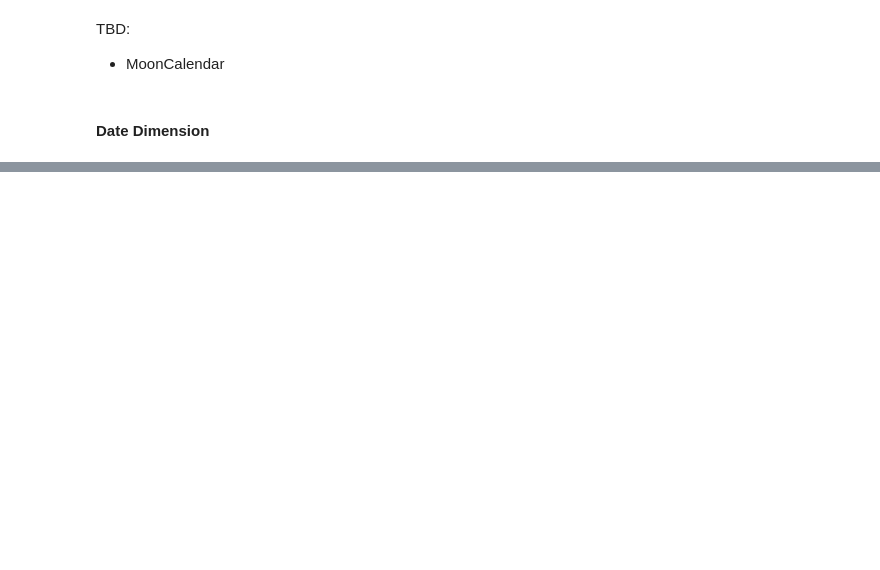
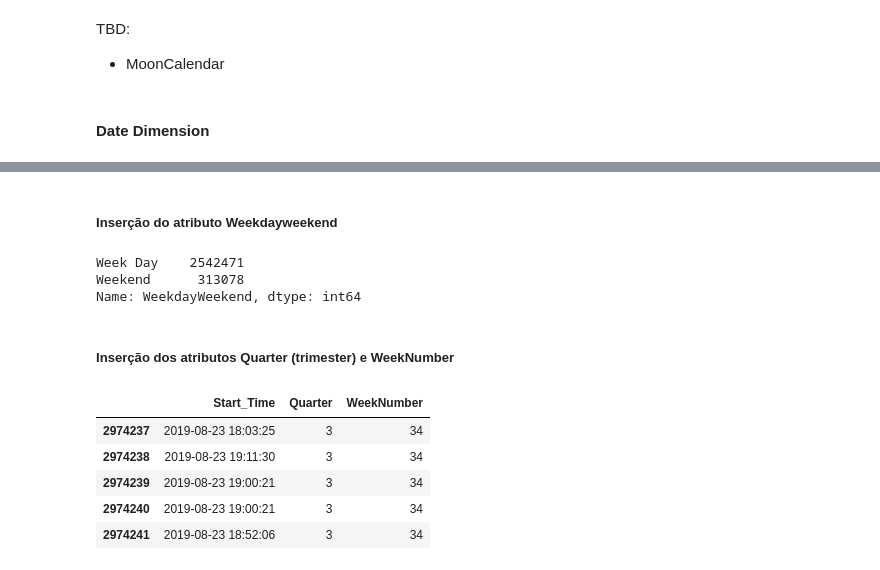
Before and after one commit to valeitao/us_accident_data_system, a Jupyter notebook: Fase II/project.ipynb, the cells around one changed output, grey strips where cells are left out. Cells and saved outputs as stored; diff of their text form; code cells hidden in the pictures; blank space fills up the shorter version.

```diff
--- a/Fase II/project.ipynb
+++ b/Fase II/project.ipynb
@@ -358,0 +559,24 @@ us_acidents.insert(us_acidents.columns.get_loc("Distance(mi)"), 'MoonCalendar',
+# %% [markdown]
+##### Inserção do atributo Weekdayweekend
+# %%
+weekdaysweekend_dict = {'Monday':"Week Day",'Tuesday':"Week Day",'Wednesday':"Week Day",'Thursday':"Week Day",'Friday':"Week Day", 'Saturday':"Weekend",'Sunday':"Weekend"}
+# %%
+us_acidents["WeekdayWeekend"] = us_acidents["DayofWeek"].map(weekdaysweekend_dict)
+us_acidents['WeekdayWeekend'].value_counts()
+# %% [output]
+Week Day    2542471
+Weekend      313078
+Name: WeekdayWeekend, dtype: int64
+# %% [markdown]
+##### Inserção dos atributos Quarter (trimester) e WeekNumber
+# %%
+us_acidents.insert(us_acidents.columns.get_loc("Distance(mi)"), 'Quarter', us_acidents['Start_Time'].apply(lambda x: x.quarter)) # add Quarter
+us_acidents.insert(us_acidents.columns.get_loc("Distance(mi)"), 'WeekNumber', us_acidents['Start_Time'].apply(lambda x: x.weekofyear)) # add WeekNumber
+us_acidents[['Start_Time','Quarter','WeekNumber']].tail(5)
+# %% [output]
+|  | Start_Time | Quarter | WeekNumber |
+| 2974237 | 2019-08-23 18:03:25 | 3 | 34 |
+| 2974238 | 2019-08-23 19:11:30 | 3 | 34 |
+| 2974239 | 2019-08-23 19:00:21 | 3 | 34 |
+| 2974240 | 2019-08-23 19:00:21 | 3 | 34 |
+| 2974241 | 2019-08-23 18:52:06 | 3 | 34 |
```
Also changed, not shown: parts of 45 cells of this notebook.
